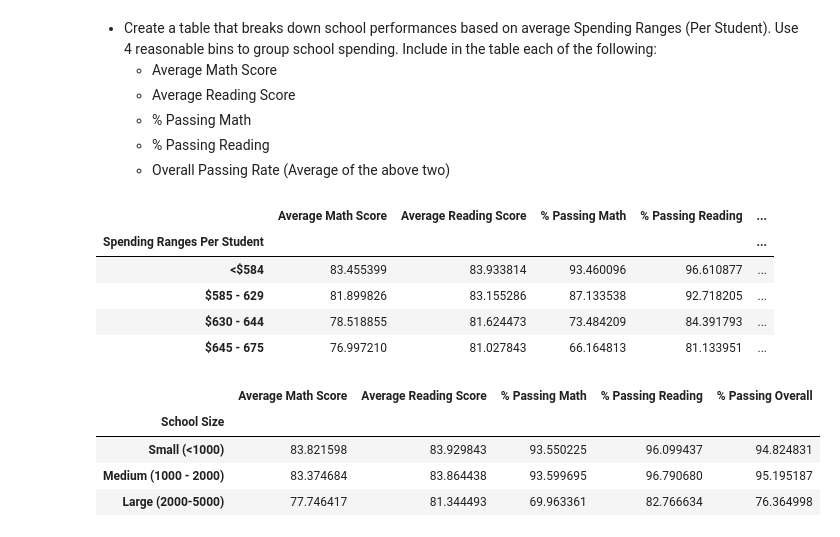
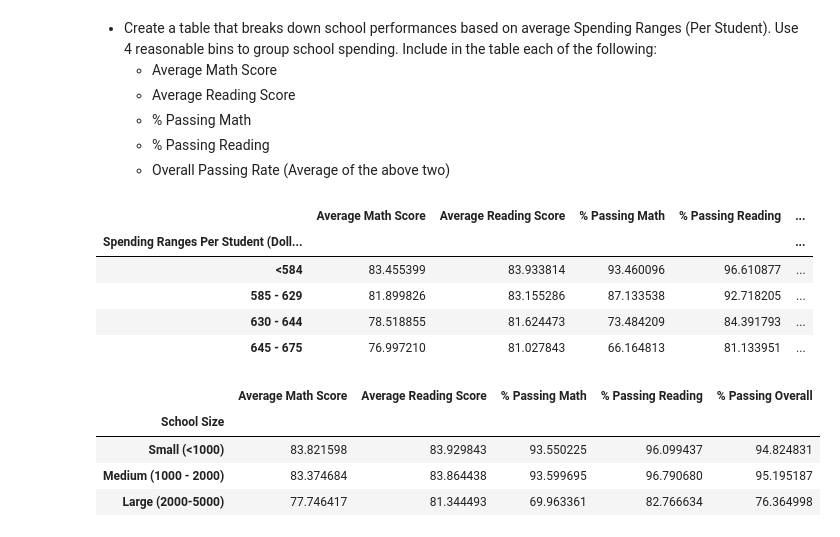
Before and after one commit to iastanehasl/Astaneh-04-Pandas-Homework-Challenge, a Jupyter notebook: PyCitySchools/Astaneh_PyCitySchools.ipynb, the cells around one changed output. Cells and saved outputs as stored; diff of their text form; code cells hidden in the pictures.

```diff
--- a/PyCitySchools/Astaneh_PyCitySchools.ipynb
+++ b/PyCitySchools/Astaneh_PyCitySchools.ipynb
@@ -309,37 +309,37 @@ readingScore
   * Overall Passing Rate (Average of the above two)
 # %%
 bins = [0, 584, 629, 644, 675]
-binNames = ["<$584", "$585 - 629", "$630 - 644", "$645 - 675"]
+binNames = ["<584", "585 - 629", "630 - 644", "645 - 675"]
 schoolSummary["bins"] = pd.cut(schoolSummary["Per Student Budget"], bins, labels = binNames)
 grouping = schoolSummary.groupby("bins")
 
 averageMath = grouping["Average Math Score"].mean()
 averageReading = grouping["Average Reading Score"].mean()
 passingMath = grouping["% Passing Math"].mean()
 passingReading = grouping["% Passing Reading"].mean()
 passingOverall = (passingMath + passingReading) / 2
 spending = pd.DataFrame({"Average Math Score" : averageMath,
                          "Average Reading Score" : averageReading,
                          "% Passing Math" : passingMath,
                          "% Passing Reading" : passingReading,
                          "% Passing Overall" : passingOverall})
 
 #spending["Average Math Score"] = spending["Average Math Score"].map("{:.2f}".format)
 #spending["Average Reading Score"] = spending["Average Reading Score"].map("{:.2f}".format)
 #spending["% Passing Math"] = spending["% Passing Math"].map("{:.2f}".format)
 #spending["% Passing Reading"] = spending["% Passing Reading"].map("{:.2f}".format)
 #spending["% Passing Overall"] = spending["% Overall Passing Rate"].map("{:.2f}".format)
 
-spending = spending.rename_axis("Spending Ranges Per Student")
+spending = spending.rename_axis("Spending Ranges Per Student (Dollars)")
 
 spending
 # %% [output]
 |  | Average Math Score | Average Reading Score | % Passing Math | % Passing Reading | ... |
-| Spending Ranges Per Student |  |  |  |  | ... |
-| <$584 | 83.455399 | 83.933814 | 93.460096 | 96.610877 | ... |
-| $585 - 629 | 81.899826 | 83.155286 | 87.133538 | 92.718205 | ... |
-| $630 - 644 | 78.518855 | 81.624473 | 73.484209 | 84.391793 | ... |
-| $645 - 675 | 76.997210 | 81.027843 | 66.164813 | 81.133951 | ... |
+| Spending Ranges Per Student (Doll... |  |  |  |  | ... |
+| <584 | 83.455399 | 83.933814 | 93.460096 | 96.610877 | ... |
+| 585 - 629 | 81.899826 | 83.155286 | 87.133538 | 92.718205 | ... |
+| 630 - 644 | 78.518855 | 81.624473 | 73.484209 | 84.391793 | ... |
+| 645 - 675 | 76.997210 | 81.027843 | 66.164813 | 81.133951 | ... |
 # %%
 schoolSize = [0, 1000, 2000, 5000]
 binNamesB = ["Small (<1000)", "Medium (1000 - 2000)", "Large (2000-5000)"]
```
